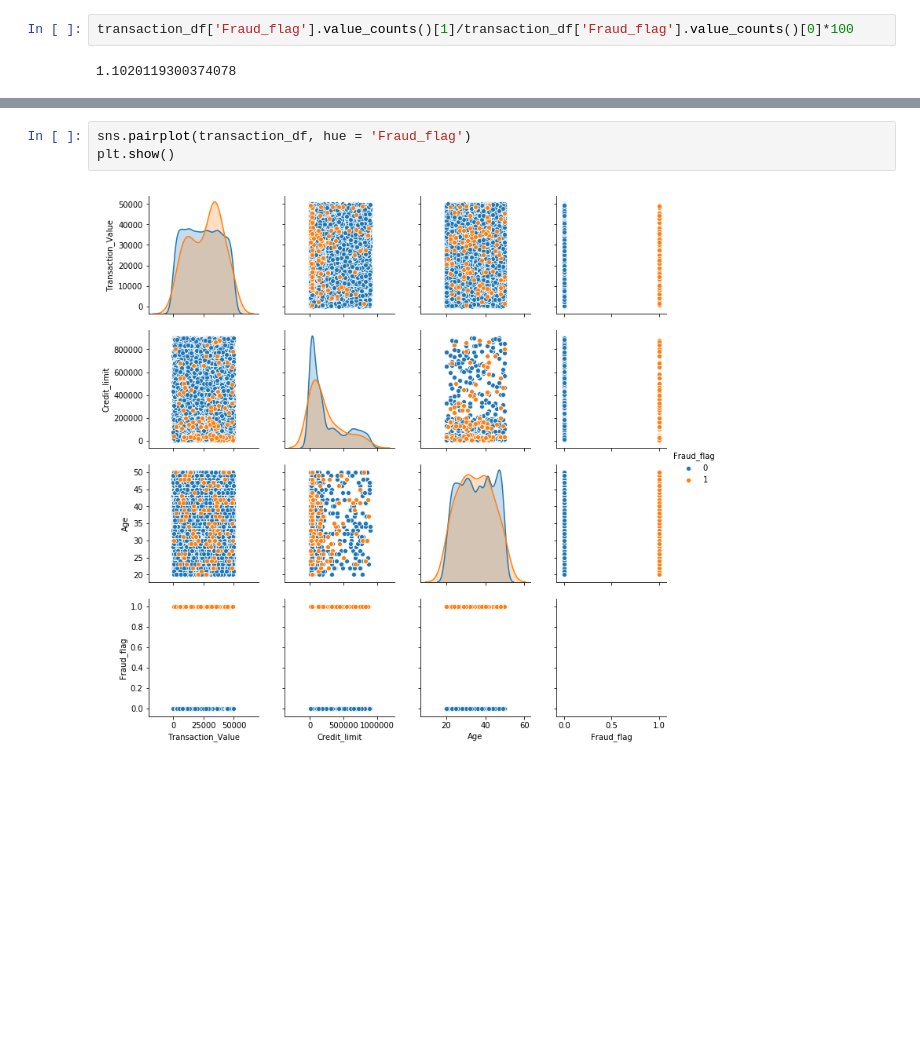
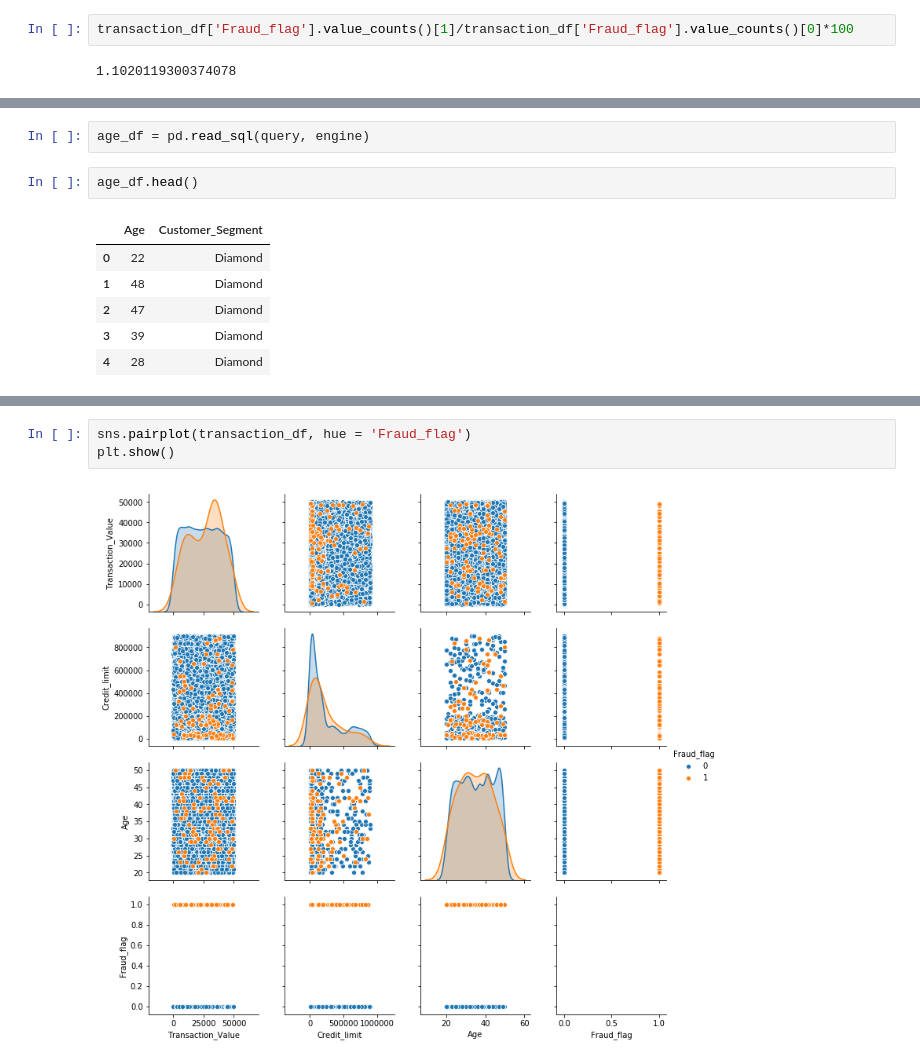
Before and after one commit to jbe1992/final-project, a Jupyter notebook: Credit Card Analysis and Fraud Detection.ipynb, the cells around one changed output, grey strips where cells are left out. Saved outputs shown, nothing was run; the diff lists cells and outputs as text; blank space fills up the shorter version.

```diff
--- a/Credit Card Analysis and Fraud Detection.ipynb
+++ b/Credit Card Analysis and Fraud Detection.ipynb
@@ -118,0 +150,11 @@ transaction_df['Fraud_flag'].value_counts()[1]/transaction_df['Fraud_flag'].valu
+# %%
+age_df = pd.read_sql(query, engine)
+# %%
+age_df.head()
+# %% [output]
+|  | Age | Customer_Segment |
+| 0 | 22 | Diamond |
+| 1 | 48 | Diamond |
+| 2 | 47 | Diamond |
+| 3 | 39 | Diamond |
+| 4 | 28 | Diamond |
```
Also changed, not shown: parts of 29 cells of this notebook.
